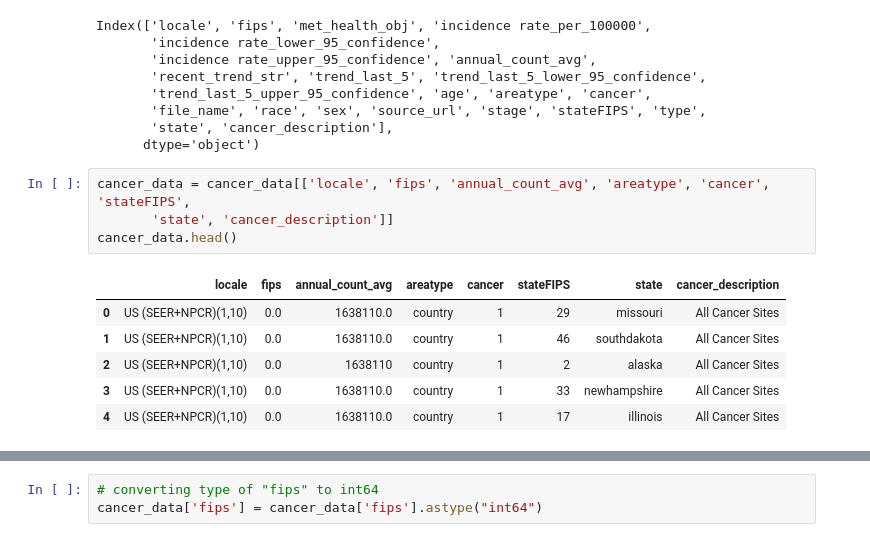
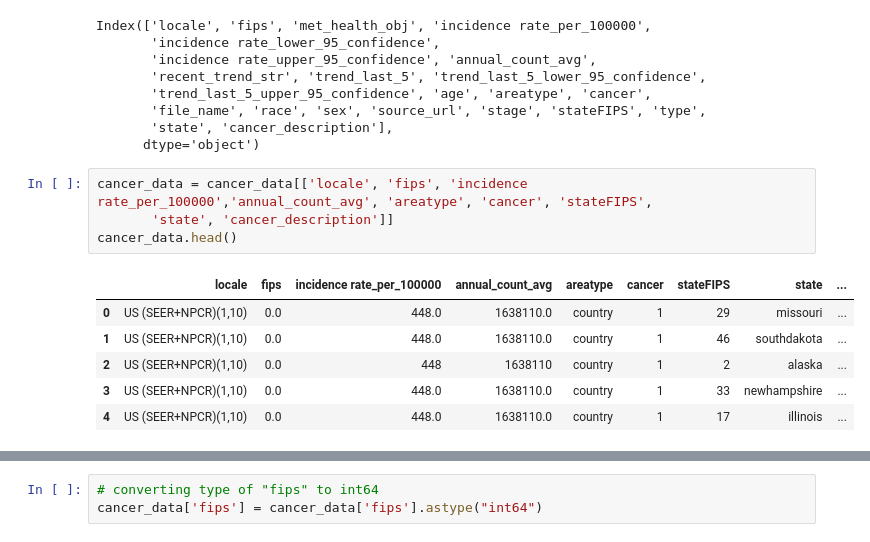
Before and after one commit to Merrel/Cancer-Industry-Dashboard, a Jupyter notebook: Nazanin/dataProcessing_cancerTypes.ipynb, the cells around one changed output, grey strips where cells are left out. Cells and saved outputs as stored; diff of their text form.

```diff
--- a/Nazanin/dataProcessing_cancerTypes.ipynb
+++ b/Nazanin/dataProcessing_cancerTypes.ipynb
@@ -34,16 +34,16 @@ Index(['locale', 'fips', 'met_health_obj', 'incidence rate_per_100000',
        'state', 'cancer_description'],
       dtype='object')
 # %%
-cancer_data = cancer_data[['locale', 'fips', 'annual_count_avg', 'areatype', 'cancer', 'stateFIPS',
+cancer_data = cancer_data[['locale', 'fips', 'incidence rate_per_100000','annual_count_avg', 'areatype', 'cancer', 'stateFIPS',
        'state', 'cancer_description']]
 cancer_data.head()
 # %% [output]
-|  | locale | fips | annual_count_avg | areatype | cancer | stateFIPS | state | cancer_description |
-| 0 | US (SEER+NPCR)(1,10) | 0.0 | 1638110.0 | country | 1 | 29 | missouri | All Cancer Sites |
-| 1 | US (SEER+NPCR)(1,10) | 0.0 | 1638110.0 | country | 1 | 46 | southdakota | All Cancer Sites |
-| 2 | US (SEER+NPCR)(1,10) | 0.0 | 1638110 | country | 1 | 2 | alaska | All Cancer Sites |
-| 3 | US (SEER+NPCR)(1,10) | 0.0 | 1638110.0 | country | 1 | 33 | newhampshire | All Cancer Sites |
-| 4 | US (SEER+NPCR)(1,10) | 0.0 | 1638110.0 | country | 1 | 17 | illinois | All Cancer Sites |
+|  | locale | fips | incidence rate_per_100000 | annual_count_avg | areatype | cancer | stateFIPS | state | ... |
+| 0 | US (SEER+NPCR)(1,10) | 0.0 | 448.0 | 1638110.0 | country | 1 | 29 | missouri | ... |
+| 1 | US (SEER+NPCR)(1,10) | 0.0 | 448.0 | 1638110.0 | country | 1 | 46 | southdakota | ... |
+| 2 | US (SEER+NPCR)(1,10) | 0.0 | 448 | 1638110 | country | 1 | 2 | alaska | ... |
+| 3 | US (SEER+NPCR)(1,10) | 0.0 | 448.0 | 1638110.0 | country | 1 | 33 | newhampshire | ... |
+| 4 | US (SEER+NPCR)(1,10) | 0.0 | 448.0 | 1638110.0 | country | 1 | 17 | illinois | ... |
 # %%
 cancer_data.tail()
 # %% [output]
```
Also changed, not shown: parts of 8 cells of this notebook, 10 other files.
